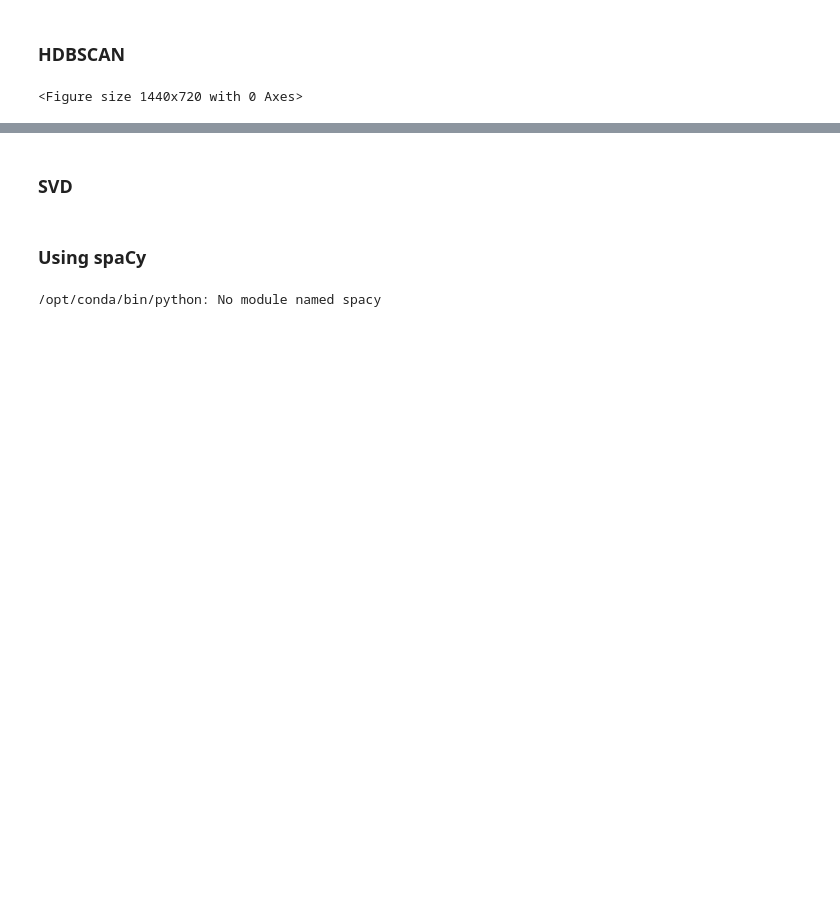
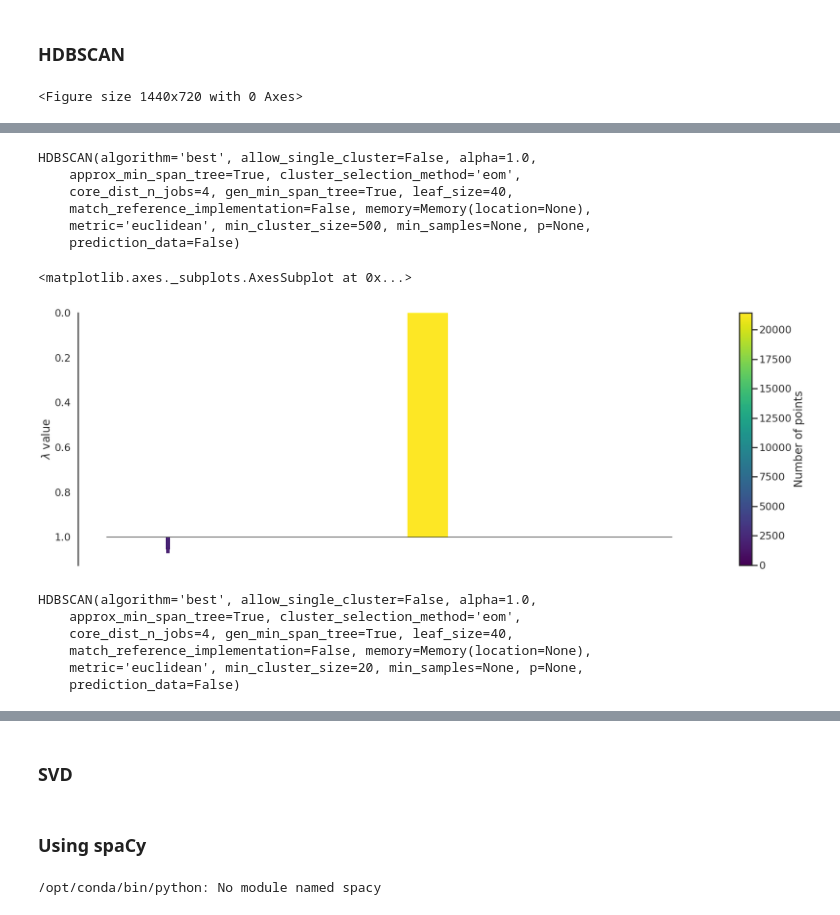
Before and after one commit to csinatra/Twitter-Disaster-Repo, a Jupyter notebook: Mike/AWS_Query.ipynb, the cells around one changed output, grey strips where cells are left out. Saved outputs shown, nothing was run; the diff lists cells and outputs as text; code cells hidden in the pictures; blank space fills up the shorter version.

```diff
--- a/Mike/AWS_Query.ipynb
+++ b/Mike/AWS_Query.ipynb
@@ -320,0 +364,26 @@ NameError: name 'hdbscan' is not defined
+# %%
+clusterer_4 = hdbscan.HDBSCAN(min_cluster_size = 500, gen_min_span_tree = True)
+clusterer_4.fit(df_tfidf)
+# %% [output]
+HDBSCAN(algorithm='best', allow_single_cluster=False, alpha=1.0,
+    approx_min_span_tree=True, cluster_selection_method='eom',
+    core_dist_n_jobs=4, gen_min_span_tree=True, leaf_size=40,
+    match_reference_implementation=False, memory=Memory(location=None),
+    metric='euclidean', min_cluster_size=500, min_samples=None, p=None,
+    prediction_data=False)
+# %%
+plt.figure(figsize=(30,10))
+clusterer_4.condensed_tree_.plot()
+# %% [output]
+<matplotlib.axes._subplots.AxesSubplot at 0x...>
+[figure, added]
+# %%
+clusterer_5 = hdbscan.HDBSCAN(min_cluster_size = 20, gen_min_span_tree = True)
+clusterer_5.fit(df_tfidf)
+# %% [output]
+HDBSCAN(algorithm='best', allow_single_cluster=False, alpha=1.0,
+    approx_min_span_tree=True, cluster_selection_method='eom',
+    core_dist_n_jobs=4, gen_min_span_tree=True, leaf_size=40,
+    match_reference_implementation=False, memory=Memory(location=None),
+    metric='euclidean', min_cluster_size=20, min_samples=None, p=None,
+    prediction_data=False)
```
Also changed, not shown: parts of 36 cells of this notebook.
